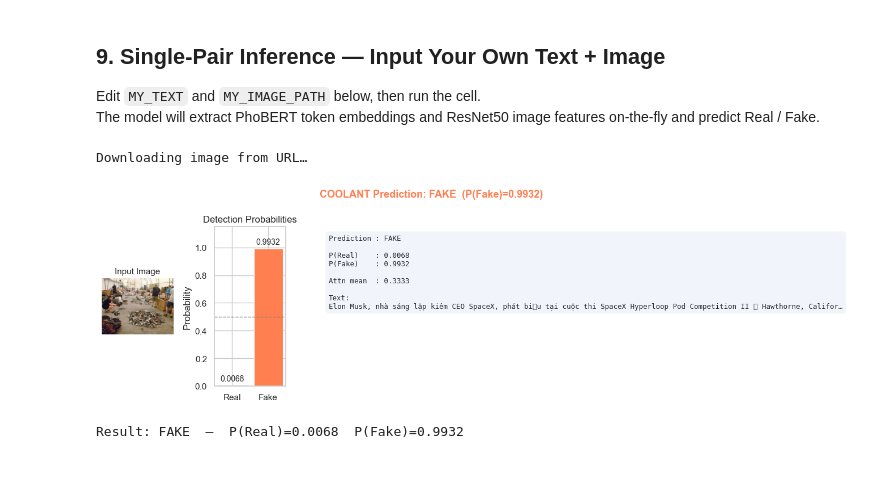
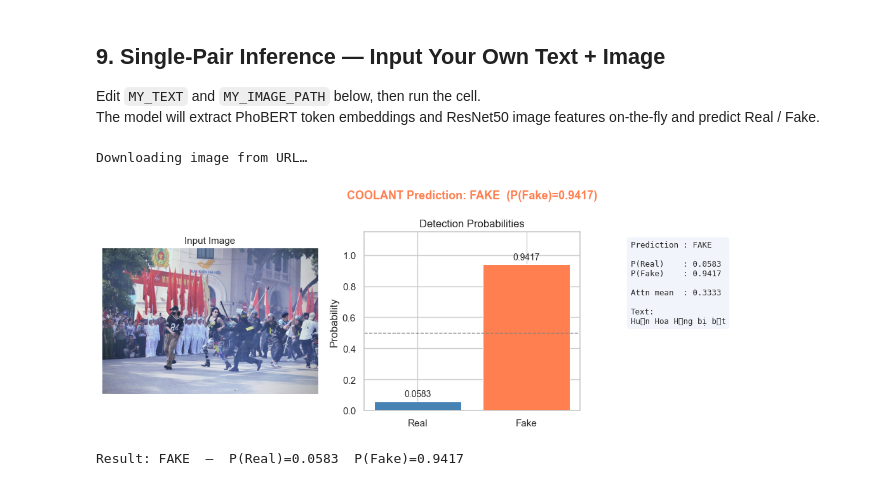
Before and after one commit to ltruonghai257/fake-new-detection, a Jupyter notebook: notebooks/pipeline/03-1_coolant_visualize.ipynb, the cells around one changed output. Saved outputs shown, nothing was run; the diff lists cells and outputs as text; code cells hidden in the pictures.

```diff
--- a/notebooks/pipeline/03-1_coolant_visualize.ipynb
+++ b/notebooks/pipeline/03-1_coolant_visualize.ipynb
@@ -444,8 +444,8 @@ The model will extract PhoBERT token embeddings and ResNet50 image features on-t
 # %%
 # ── YOUR INPUT ─────────────────────────────────────────────────────────────
 # Edit these two values and re-run the cell.
-MY_TEXT = "Elon Musk, nhà sáng lập kiêm CEO SpaceX, phát biểu tại cuộc thi SpaceX Hyperloop Pod Competition II ở Hawthorne, California, ngày 27/8/2017. "
-MY_IMAGE = "https://i1-vnexpress.vnecdn.net/2026/06/12/Evr9rCgVgAQIibJ-1781246980-8973-1781248176.jpg?w=680&h=0&q=100&dpr=1&fit=crop&s=L225QTLc4cBugips_U7fGg"  # local path  OR  http(s):// URL, e.g.:
+MY_TEXT = "Tenzing Norgay - 1 trong 2 người đầu tiên chinh phục Everest"
+MY_IMAGE = "https://kenh14cdn.com/203336854389633024/2026/8/3/1469-17857483203781381376038-1785751212109-17857512191651841393608.jpg"  # local path  OR  http(s):// URL, e.g.:
 #               MY_IMAGE = "/path/to/photo.jpg"
 #               MY_IMAGE = "https://example.com/photo.jpg"
 #               Leave empty ("") to use a blank (zero) image tensor.
@@ -595,32 +595,32 @@ summary = (
     f"Prediction : {pred_label}\n\n"
     f"P(Real)    : {real_prob:.4f}\n"
     f"P(Fake)    : {fake_prob:.4f}\n\n"
     f"Attn mean  : {attn_mean:.4f}\n\n"
     f"Text:\n{wrap_text}"
 )
 ax_txt.text(
     0.02,
     0.95,
     summary,
     va="top",
     ha="left",
     fontsize=9,
     transform=ax_txt.transAxes,
     family="monospace",
     bbox=dict(boxstyle="round,pad=0.5", facecolor="#eef3fb", alpha=0.8),
 )
 
 color = "coral" if pred_label == "FAKE" else "steelblue"
 plt.suptitle(
     f"COOLANT Prediction: {pred_label}  (P(Fake)={fake_prob:.4f})",
     fontsize=13,
     fontweight="bold",
     color=color,
 )
 plt.tight_layout()
 plt.show()
 print(f"\nResult: {pred_label}  —  P(Real)={real_prob:.4f}  P(Fake)={fake_prob:.4f}")
 # %% [output]
 Downloading image from URL…
-[figure, old version]
+[figure, new version]
-Result: FAKE  —  P(Real)=0.0068  P(Fake)=0.9932
+Result: FAKE  —  P(Real)=0.0583  P(Fake)=0.9417
```
Also changed, not shown: 4 other files.
